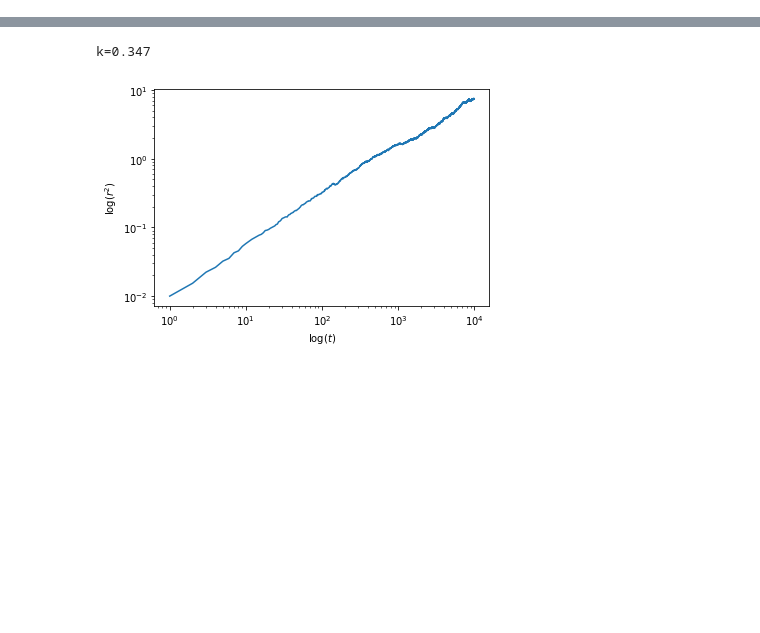
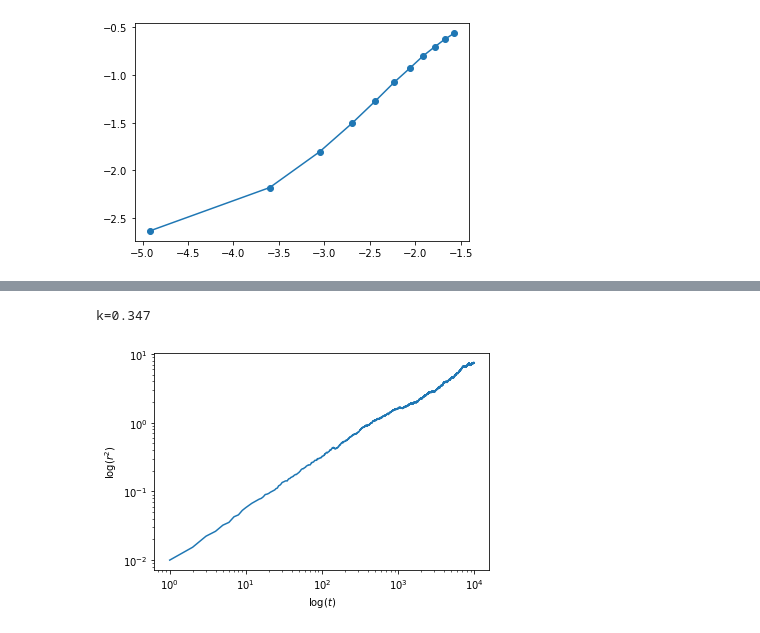
Before and after one commit to chdre/FYS4460, a Jupyter notebook: Untitled Folder 1/Untitled.ipynb, the cells around one changed output, grey strips where cells are left out. Cells and saved outputs as stored; diff of their text form; code cells hidden in the pictures; blank space fills up the shorter version.

```diff
--- a/Untitled Folder 1/Untitled.ipynb
+++ b/Untitled Folder 1/Untitled.ipynb
@@ -97,0 +186,5 @@ def find_displacements(p, L, num_systems, num_walkers, max_steps):
+# %%
+plt.plot(np.log((p2 - pc)), np.log(D), '-o')
+plt.show()
+# %% [output]
+[figure, added]
```
Also changed, not shown: parts of 19 cells of this notebook.
